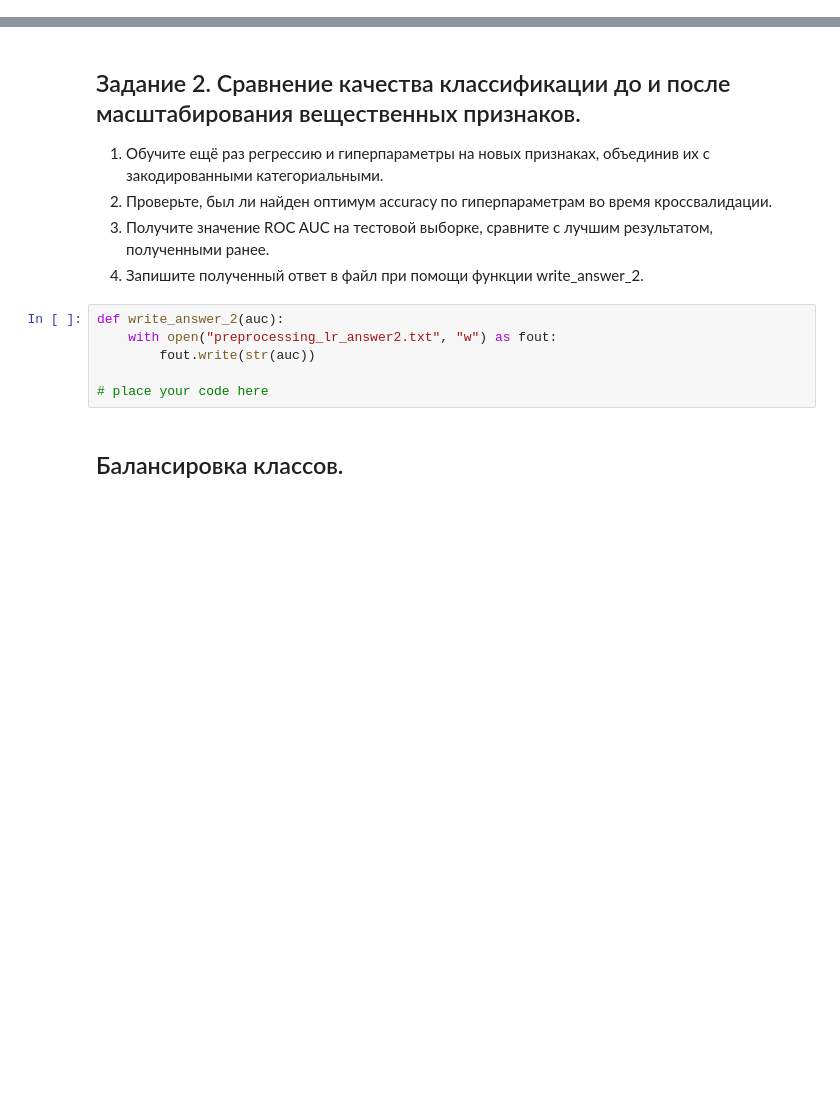
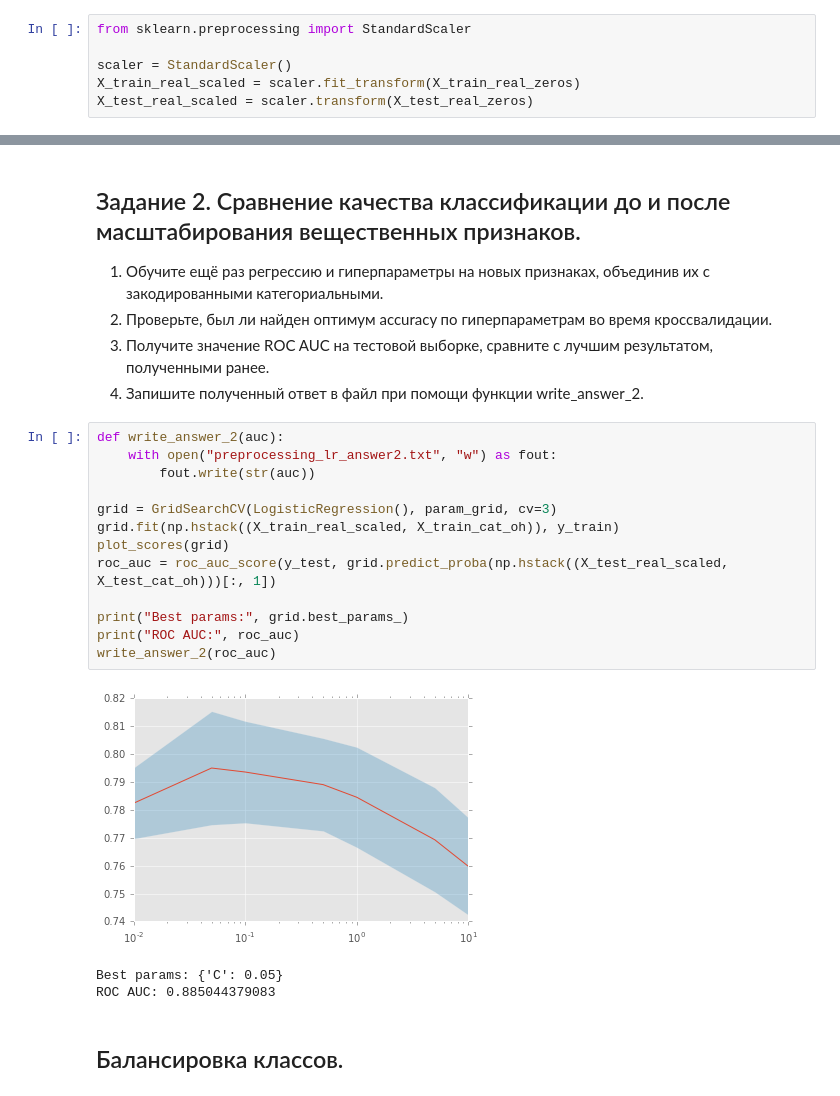
Before and after one commit to politov01/mipt-ya-ml-spec, a Jupyter notebook: Course 2/Week 3/Preprocessing_LR.ipynb, the cells around one changed output, grey strips where cells are left out. Drawn from its saved outputs; the diff is of its cells as text; blank space fills up the shorter version.

```diff
--- a/Course 2/Week 3/Preprocessing_LR.ipynb
+++ b/Course 2/Week 3/Preprocessing_LR.ipynb
@@ -311,3 +309,9 @@ from sklearn.preprocessing import StandardScaler
+# %%
+from sklearn.preprocessing import StandardScaler
+
+scaler = StandardScaler()
+X_train_real_scaled = scaler.fit_transform(X_train_real_zeros)
+X_test_real_scaled = scaler.transform(X_test_real_zeros)
 # %% [markdown]
 ## Сравнение признаковых пространств.
 # %% [markdown]
@@ -325,12 +331,23 @@ plt.show()
 2. Проверьте, был ли найден оптимум accuracy по гиперпараметрам во время кроссвалидации.
 3. Получите значение ROC AUC на тестовой выборке, сравните с лучшим результатом, полученными ранее.
 4. Запишите полученный ответ в файл при помощи функции write_answer_2.
-# %%
-def write_answer_2(auc):
-    with open("preprocessing_lr_answer2.txt", "w") as fout:
-        fout.write(str(auc))
-
-# place your code here
+# %%
+def write_answer_2(auc):
+    with open("preprocessing_lr_answer2.txt", "w") as fout:
+        fout.write(str(auc))
+
+grid = GridSearchCV(LogisticRegression(), param_grid, cv=3)
+grid.fit(np.hstack((X_train_real_scaled, X_train_cat_oh)), y_train)
+plot_scores(grid)
+roc_auc = roc_auc_score(y_test, grid.predict_proba(np.hstack((X_test_real_scaled, X_test_cat_oh)))[:, 1])
+
+print("Best params:", grid.best_params_)
+print("ROC AUC:", roc_auc)
+write_answer_2(roc_auc)
+# %% [output]
+[figure, added]
+Best params: {'C': 0.05}
+ROC AUC: 0.885044379083
 # %% [markdown]
 ## Балансировка классов.
 # %% [markdown]
```
Also changed, not shown: parts of 3 cells of this notebook, 1 other file.
